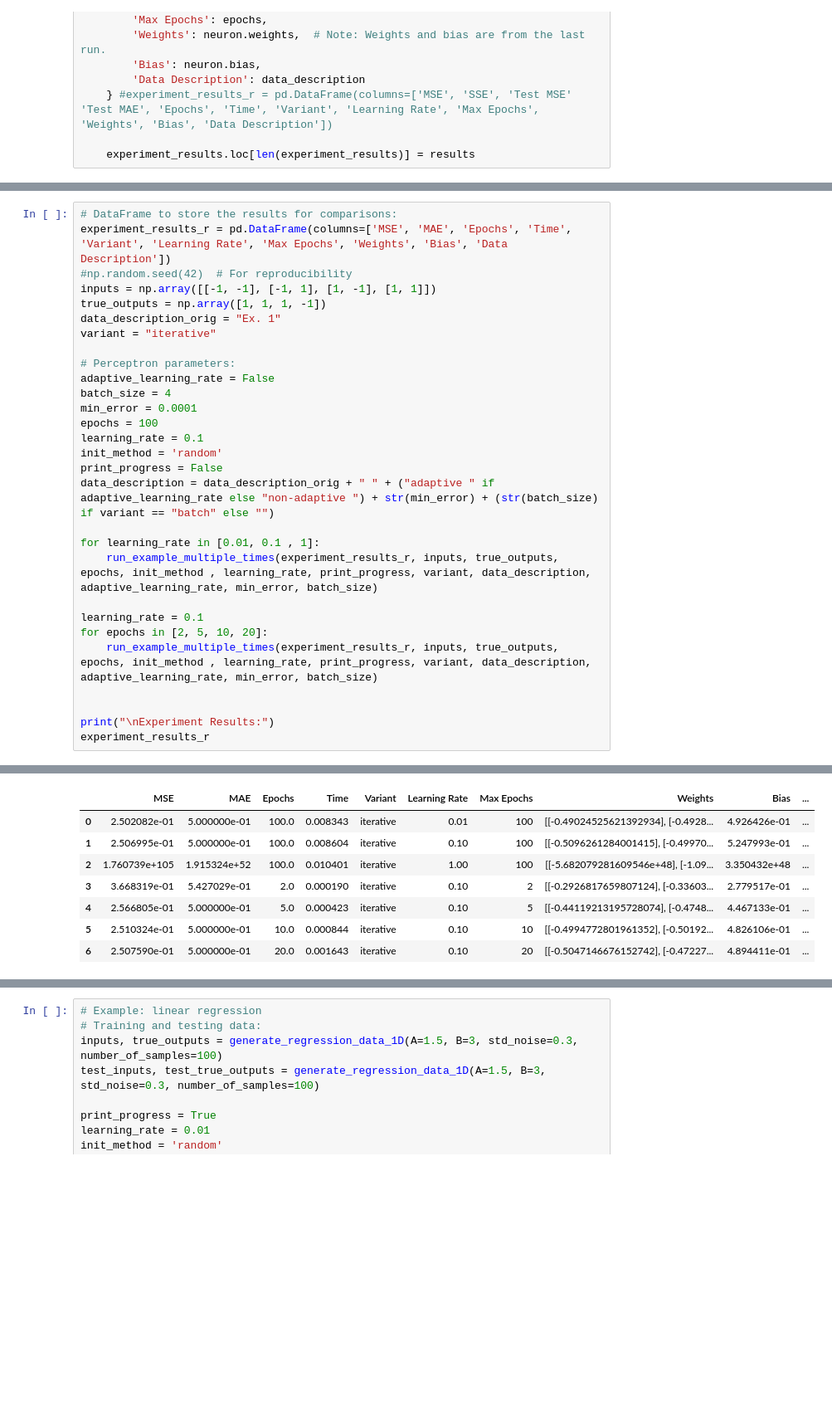
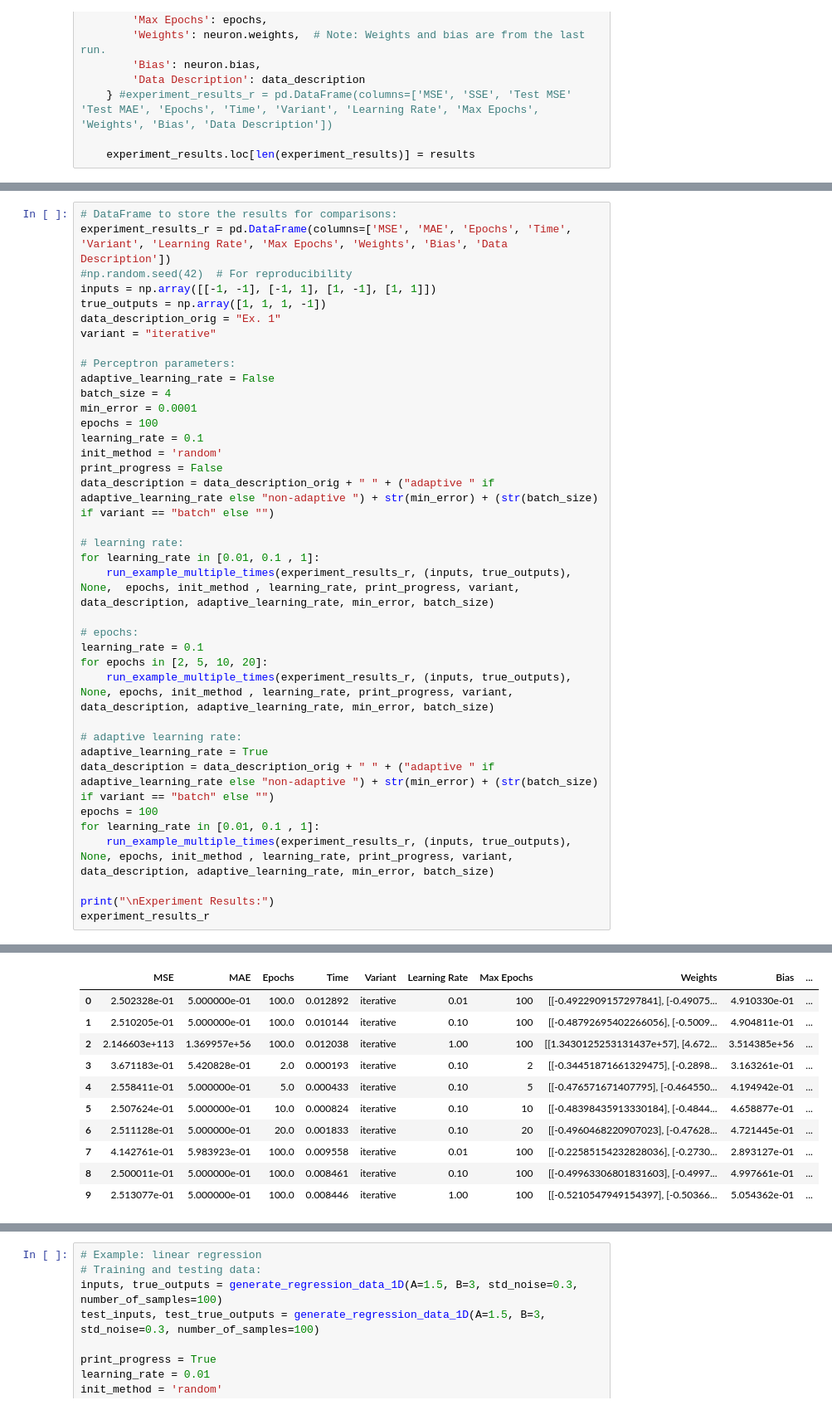
Before and after one commit to reitezuz/18NES1-2025-, a Jupyter notebook: week3/linear_neuron.ipynb, the cells around one changed output, grey strips where cells are left out. Shown at 83% size. Drawn from its saved outputs; the diff is of its cells as text; blank space fills up the shorter version.

```diff
--- a/week3/linear_neuron.ipynb
+++ b/week3/linear_neuron.ipynb
@@ -856,41 +859,52 @@ MSE error: 6897340.642034055
 # %%
 # DataFrame to store the results for comparisons:
 experiment_results_r = pd.DataFrame(columns=['MSE', 'MAE', 'Epochs', 'Time', 'Variant', 'Learning Rate', 'Max Epochs', 'Weights', 'Bias', 'Data Description'])
 #np.random.seed(42)  # For reproducibility
 inputs = np.array([[-1, -1], [-1, 1], [1, -1], [1, 1]])
 true_outputs = np.array([1, 1, 1, -1])
 data_description_orig = "Ex. 1"
 variant = "iterative"
 
 # Perceptron parameters:
 adaptive_learning_rate = False
 batch_size = 4
 min_error = 0.0001
 epochs = 100
 learning_rate = 0.1
 init_method = 'random'
 print_progress = False
 data_description = data_description_orig + " " + ("adaptive " if adaptive_learning_rate else "non-adaptive ") + str(min_error) + (str(batch_size) if variant == "batch" else "")
 
+# learning rate:
 for learning_rate in [0.01, 0.1 , 1]:
-    run_example_multiple_times(experiment_results_r, inputs, true_outputs, epochs, init_method , learning_rate, print_progress, variant, data_description, adaptive_learning_rate, min_error, batch_size)
+    run_example_multiple_times(experiment_results_r, (inputs, true_outputs), None,  epochs, init_method , learning_rate, print_progress, variant, data_description, adaptive_learning_rate, min_error, batch_size)
 
+# epochs:
 learning_rate = 0.1
 for epochs in [2, 5, 10, 20]:
-    run_example_multiple_times(experiment_results_r, inputs, true_outputs, epochs, init_method , learning_rate, print_progress, variant, data_description, adaptive_learning_rate, min_error, batch_size)
+    run_example_multiple_times(experiment_results_r, (inputs, true_outputs), None, epochs, init_method , learning_rate, print_progress, variant, data_description, adaptive_learning_rate, min_error, batch_size)
 
+# adaptive learning rate:
+adaptive_learning_rate = True
+data_description = data_description_orig + " " + ("adaptive " if adaptive_learning_rate else "non-adaptive ") + str(min_error) + (str(batch_size) if variant == "batch" else "")
+epochs = 100
+for learning_rate in [0.01, 0.1 , 1]:
+    run_example_multiple_times(experiment_results_r, (inputs, true_outputs), None, epochs, init_method , learning_rate, print_progress, variant, data_description, adaptive_learning_rate, min_error, batch_size)
 
 print("\nExperiment Results:")
 experiment_results_r
 # %% [output]
 Experiment Results:
 |  | MSE | MAE | Epochs | Time | Variant | Learning Rate | Max Epochs | Weights | Bias | ... |
-| 0 | 2.502082e-01 | 5.000000e-01 | 100.0 | 0.008343 | iterative | 0.01 | 100 | [[-0.49024525621392934], [-0.4928... | 4.926426e-01 | ... |
-| 1 | 2.506995e-01 | 5.000000e-01 | 100.0 | 0.008604 | iterative | 0.10 | 100 | [[-0.5096261284001415], [-0.49970... | 5.247993e-01 | ... |
-| 2 | 1.760739e+105 | 1.915324e+52 | 100.0 | 0.010401 | iterative | 1.00 | 100 | [[-5.682079281609546e+48], [-1.09... | 3.350432e+48 | ... |
-| 3 | 3.668319e-01 | 5.427029e-01 | 2.0 | 0.000190 | iterative | 0.10 | 2 | [[-0.2926817659807124], [-0.33603... | 2.779517e-01 | ... |
-| 4 | 2.566805e-01 | 5.000000e-01 | 5.0 | 0.000423 | iterative | 0.10 | 5 | [[-0.44119213195728074], [-0.4748... | 4.467133e-01 | ... |
-| 5 | 2.510324e-01 | 5.000000e-01 | 10.0 | 0.000844 | iterative | 0.10 | 10 | [[-0.4994772801961352], [-0.50192... | 4.826106e-01 | ... |
-| 6 | 2.507590e-01 | 5.000000e-01 | 20.0 | 0.001643 | iterative | 0.10 | 20 | [[-0.5047146676152742], [-0.47227... | 4.894411e-01 | ... |
+| 0 | 2.502328e-01 | 5.000000e-01 | 100.0 | 0.012892 | iterative | 0.01 | 100 | [[-0.4922909157297841], [-0.49075... | 4.910330e-01 | ... |
+| 1 | 2.510205e-01 | 5.000000e-01 | 100.0 | 0.010144 | iterative | 0.10 | 100 | [[-0.48792695402266056], [-0.5009... | 4.904811e-01 | ... |
+| 2 | 2.146603e+113 | 1.369957e+56 | 100.0 | 0.012038 | iterative | 1.00 | 100 | [[1.3430125253131437e+57], [4.672... | 3.514385e+56 | ... |
+| 3 | 3.671183e-01 | 5.420828e-01 | 2.0 | 0.000193 | iterative | 0.10 | 2 | [[-0.34451871661329475], [-0.2898... | 3.163261e-01 | ... |
+| 4 | 2.558411e-01 | 5.000000e-01 | 5.0 | 0.000433 | iterative | 0.10 | 5 | [[-0.476571671407795], [-0.464550... | 4.194942e-01 | ... |
+| 5 | 2.507624e-01 | 5.000000e-01 | 10.0 | 0.000824 | iterative | 0.10 | 10 | [[-0.48398435913330184], [-0.4844... | 4.658877e-01 | ... |
+| 6 | 2.511128e-01 | 5.000000e-01 | 20.0 | 0.001833 | iterative | 0.10 | 20 | [[-0.4960468220907023], [-0.47628... | 4.721445e-01 | ... |
+| 7 | 4.142761e-01 | 5.983923e-01 | 100.0 | 0.009558 | iterative | 0.01 | 100 | [[-0.22585154232828036], [-0.2730... | 2.893127e-01 | ... |
+| 8 | 2.500011e-01 | 5.000000e-01 | 100.0 | 0.008461 | iterative | 0.10 | 100 | [[-0.49963306801831603], [-0.4997... | 4.997661e-01 | ... |
+| 9 | 2.513077e-01 | 5.000000e-01 | 100.0 | 0.008446 | iterative | 1.00 | 100 | [[-0.5210547949154397], [-0.50366... | 5.054362e-01 | ... |
 # %% [markdown]
 ### Example 2
```
Also changed, not shown: parts of 23 cells of this notebook.
